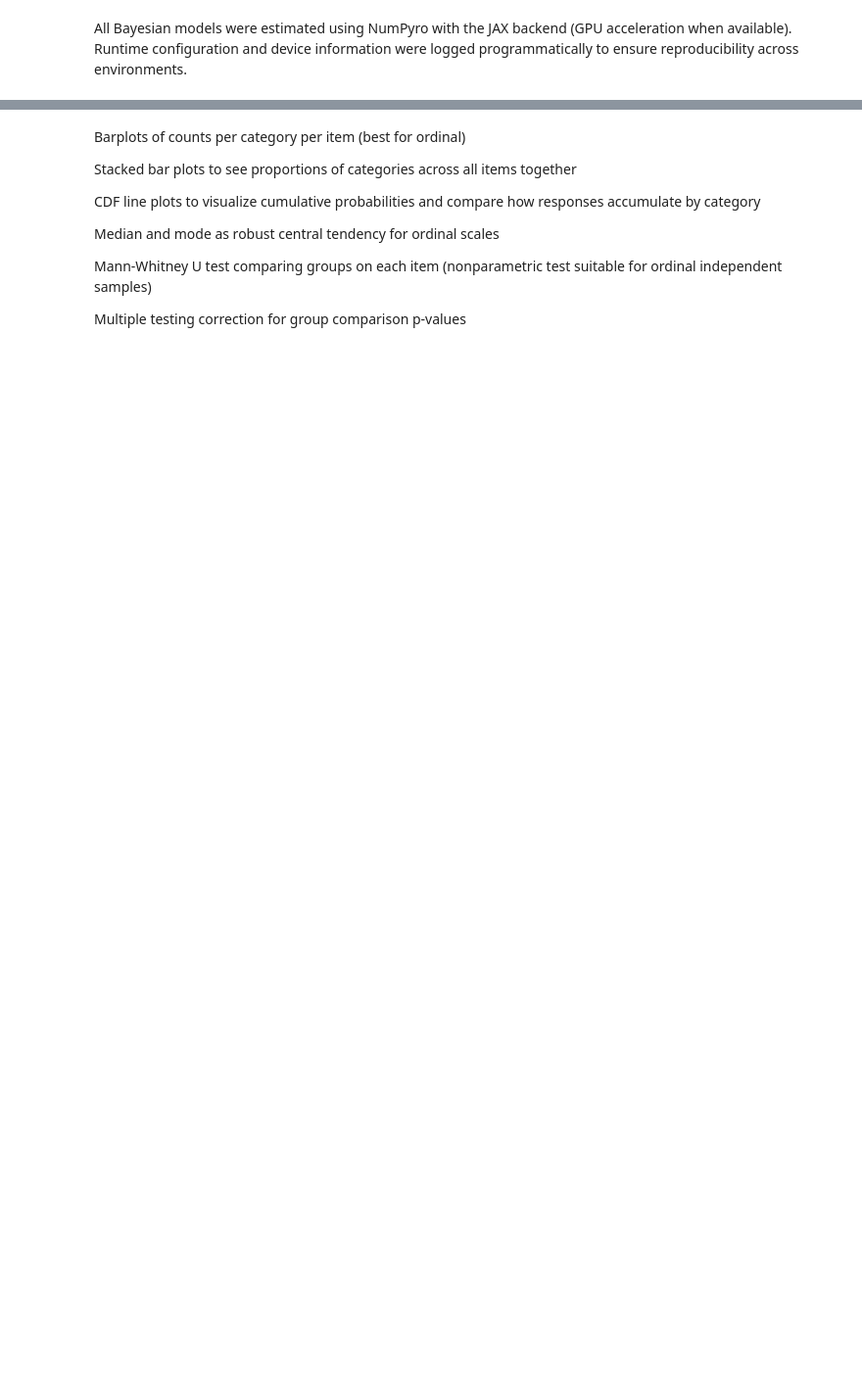
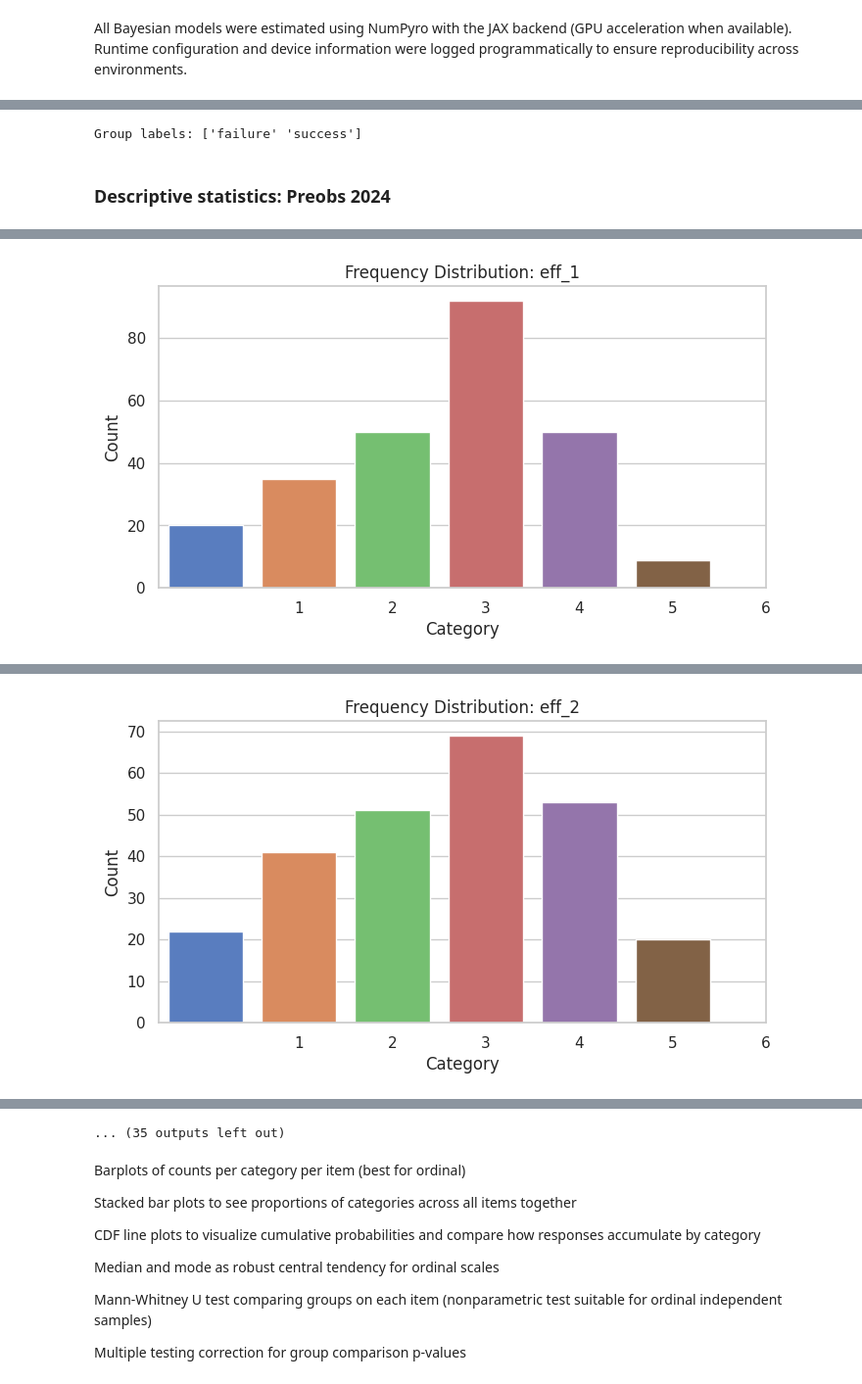
Before and after one commit to rohitdaniel/PhD_Analyses, a Jupyter notebook: RQ2/Scripts/Attributions_Validation_2024.ipynb, the cells around one changed output, grey strips where cells are left out. Shown at 98% size. Saved outputs shown, nothing was run; the diff lists cells and outputs as text; code cells hidden in the pictures; blank space fills up the shorter version.

```diff
--- a/RQ2/Scripts/Attributions_Validation_2024.ipynb
+++ b/RQ2/Scripts/Attributions_Validation_2024.ipynb
@@ -211,17 +201,20 @@ preobs_attr_data = df_preobs[columns_order].copy()
 pilot_attr_data = df_pilot[columns_order].copy()
 # %%
 # Extract attribution item columns matching pattern *_[1-3]
-item_cols = preobs_attr_data.filter(regex=r'_([1-3])$', axis=1).columns.tolist()
+item_cols = preobs_2024_attr_data.filter(regex=r'_([1-3])$', axis=1).columns.tolist()
 
 # Convert attribution columns to nullable integer type for both datasets
-preobs_attr_data.loc[:, item_cols] = preobs_attr_data.loc[:, item_cols].astype('Int64')
+preobs_2024_attr_data.loc[:, item_cols] = preobs_2024_attr_data.loc[:, item_cols].astype('Int64')
+preobs_2025_attr_data.loc[:, item_cols] = preobs_2025_attr_data.loc[:, item_cols].astype('Int64')
 pilot_attr_data.loc[:, item_cols] = pilot_attr_data.loc[:, item_cols].astype('Int64')
 
 # Separate success and failure subsets from preobs dataset
-preobs_success = preobs_attr_data.loc[preobs_attr_data['valence'] == 'success', item_cols]
-preobs_failure = preobs_attr_data.loc[preobs_attr_data['valence'] == 'failure', item_cols]
+preobs_2024_success = preobs_2024_attr_data.loc[preobs_2024_attr_data['valence'] == 'success', item_cols]
+preobs_2024_failure = preobs_2024_attr_data.loc[preobs_2024_attr_data['valence'] == 'failure', item_cols]
+preobs_2025_success = preobs_2025_attr_data.loc[preobs_2025_attr_data['valence'] == 'success', item_cols]
+preobs_2025_failure = preobs_2025_attr_data.loc[preobs_2025_attr_data['valence'] == 'failure', item_cols]
 
-# Separate failure subset from pilot dataset (success subset commented out)
+# Separate failure subset from pilot dataset
 pilot_success = pilot_attr_data.loc[pilot_attr_data['valence'] == 'success', item_cols]
 pilot_failure = pilot_attr_data.loc[pilot_attr_data['valence'] == 'failure', item_cols]
 
@@ -229,13 +222,15 @@ pilot_failure = pilot_attr_data.loc[pilot_attr_data['valence'] == 'failure', ite
 ordered_cat_type = pd.CategoricalDtype(categories=list(range(1, 7)), ordered=True)
 
 # Convert attribution columns in main datasets to ordered categorical
-preobs_attr_data.loc[:, item_cols] = preobs_attr_data.loc[:, item_cols].astype(ordered_cat_type)
+preobs_2024_attr_data.loc[:, item_cols] = preobs_2024_attr_data.loc[:, item_cols].astype(ordered_cat_type)
+preobs_2025_attr_data.loc[:, item_cols] = preobs_2025_attr_data.loc[:, item_cols].astype(ordered_cat_type)
 pilot_attr_data.loc[:, item_cols] = pilot_attr_data.loc[:, item_cols].astype(ordered_cat_type)
 
 # Convert separated success/failure subsets to ordered categorical dtype
-preobs_success = preobs_success.astype(ordered_cat_type)
-preobs_failure = preobs_failure.astype(ordered_cat_type)
-
+preobs_2024_success = preobs_2024_success.astype(ordered_cat_type)
+preobs_2024_failure = preobs_2024_failure.astype(ordered_cat_type)
+preobs_2025_success = preobs_2025_success.astype(ordered_cat_type)
+preobs_2025_failure = preobs_2025_failure.astype(ordered_cat_type)
 pilot_success = pilot_success.astype(ordered_cat_type)
 pilot_failure = pilot_failure.astype(ordered_cat_type)
 # %%
@@ -257,8 +255,10 @@ pilot_failure_array = jnp.asarray(pilot_failure.to_numpy(), dtype=jnp.int32) - 1
 le = LabelEncoder()
 
 # Encode 'valence' in preobs dataset and store as int32
-preobs_valence = le.fit_transform(preobs_attr_data['valence']).astype(np.int32)
-preobs_attr_data.loc[:, 'valence_encoded'] = preobs_valence
+preobs_2024_valence = le.fit_transform(preobs_2024_attr_data['valence']).astype(np.int32)
+preobs_2024_attr_data.loc[:, 'valence_encoded'] = preobs_2024_valence
+preobs_2025_valence = le.fit_transform(preobs_2025_attr_data['valence']).astype(np.int32)
+preobs_2025_attr_data.loc[:, 'valence_encoded'] = preobs_2025_valence
 
 # Encode 'valence' in pilot dataset using the same encoder to keep labels consistent
 pilot_valence = le.transform(pilot_attr_data['valence']).astype(np.int32)
@@ -270,11 +270,16 @@ def create_group_indices(group_labels: np.ndarray) -> list[np.ndarray]:
     return [np.where(group_labels == g)[0] for g in unique_groups]
 
 # Create index lists for preobs and pilot valence groups
-preobs_valence_indices = create_group_indices(preobs_valence)
+preobs_2024_valence_indices = create_group_indices(preobs_2024_valence)
+preobs_2025_valence_indices = create_group_indices(preobs_2025_valence)
 pilot_valence_indices = create_group_indices(pilot_valence)
 
 # Print mapping of encoded groups to original labels
 print("Group labels:", le.classes_)
+# %% [output]
+Group labels: ['failure' 'success']
+# %% [markdown]
+### Descriptive statistics: Preobs 2024
 # %%
 # Categories (e.g., 1 to 6)
 categories = range(1, 7)
@@ -284,7 +289,7 @@ sns.set(style="whitegrid")
 
 # 1. Frequency distribution barplots per item
 for col in item_cols:
-    counts = preobs_attr_data[col].value_counts().reindex(categories, fill_value=0)
+    counts = preobs_2024_attr_data[col].value_counts().reindex(categories, fill_value=0)
     plt.figure(figsize=(8, 4))
     sns.barplot(x=list(categories), y=counts.values, palette="muted")
     plt.title(f"Frequency Distribution: {col}")
@@ -295,7 +300,7 @@ for col in item_cols:
 
 # 2. Stacked bar plot of category proportions across all items
 prop_df = pd.DataFrame({
-    col: preobs_attr_data[col].value_counts(normalize=True).reindex(categories, fill_value=0)
+    col: preobs_2024_attr_data[col].value_counts(normalize=True).reindex(categories, fill_value=0)
     for col in item_cols
 }).T
 
@@ -309,7 +314,7 @@ plt.show()
 
 # 3. Cumulative distribution function (CDF) plots per item
 for col in item_cols:
-    data = preobs_attr_data[col].dropna().astype(int)
+    data = preobs_2024_attr_data[col].dropna().astype(int)
     cdf = data.value_counts(normalize=True).sort_index().cumsum()
     plt.figure(figsize=(8, 4))
     sns.lineplot(x=cdf.index, y=cdf.values, marker="o")
@@ -324,7 +329,7 @@ for col in item_cols:
 # 4. Median and mode per item (descriptive summary)
 summary_stats = []
 for col in item_cols:
-    data = preobs_attr_data[col].dropna().astype(int)
+    data = preobs_2024_attr_data[col].dropna().astype(int)
     median_val = data.median()
     mode_val = data.mode().iloc[0] if not data.mode().empty else np.nan
     summary_stats.append({
@@ -341,8 +346,8 @@ print(summary_df)
 import scipy.stats as stats
 
 # Assuming 'valence' is categorical with two groups: 'success' and 'failure'
-group1 = preobs_attr_data[preobs_attr_data['valence'] == 'success']
-group2 = preobs_attr_data[preobs_attr_data['valence'] == 'failure']
+group1 = preobs_2024_attr_data[preobs_2024_attr_data['valence'] == 'success']
+group2 = preobs_2024_attr_data[preobs_2024_attr_data['valence'] == 'failure']
 
 group_comp_results = []
 for col in item_cols:
@@ -369,3 +374,4 @@ _, pvals_adj, _, _ = multipletests(pvals, method='fdr_bh')
 group_comp_df["p-value_adj"] = pvals_adj
 
 print(group_comp_df)
+# %% [output]
@@ -371,0 +380 @@ print(group_comp_df)
+[figure, added]
@@ -371,0 +383 @@ print(group_comp_df)
+[figure, added]
@@ -372,3 +396,4 @@ print(group_comp_df)
+... (35 outputs left out)
 # %% [markdown]
 Barplots of counts per category per item (best for ordinal)
 
```
Also changed, not shown: parts of 31 cells of this notebook, 1 other file.
